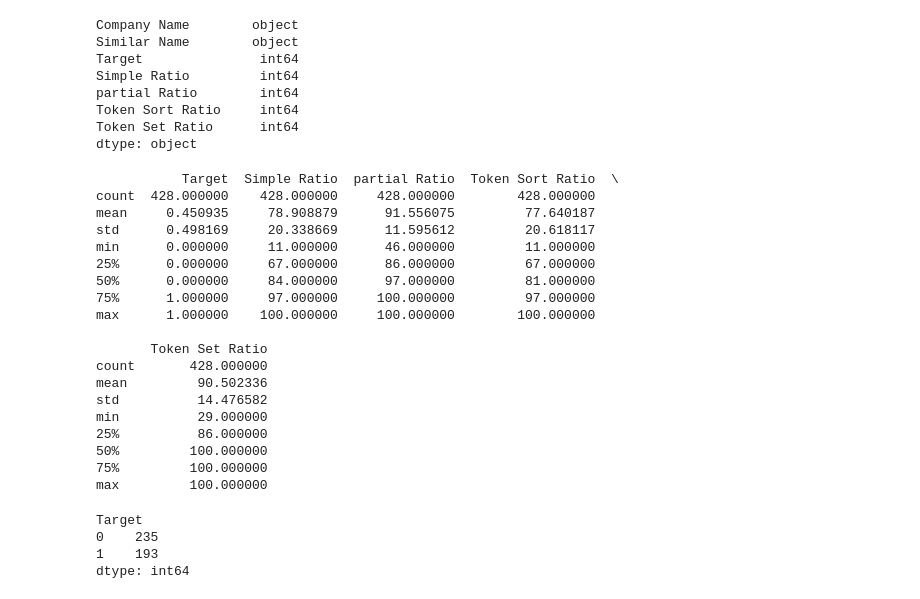
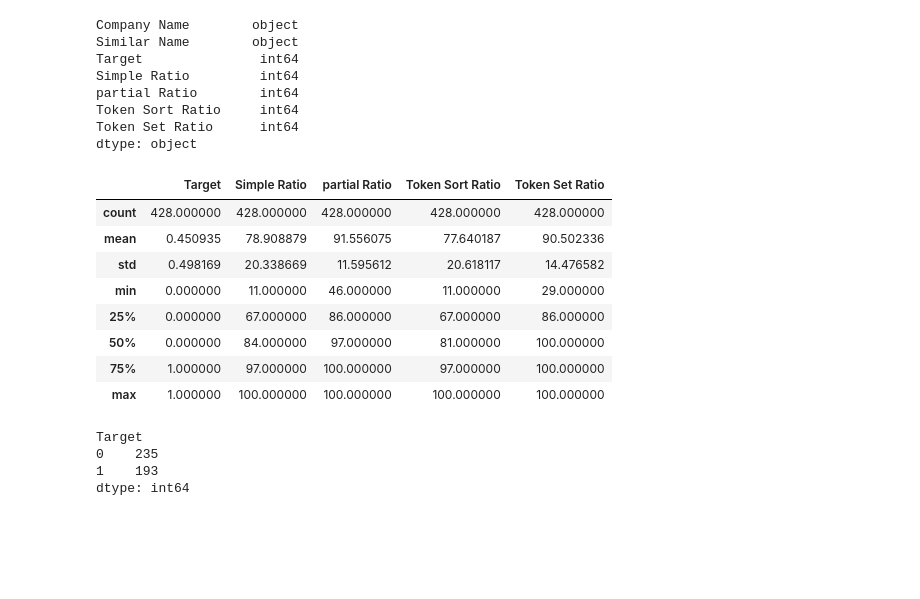
Before and after one commit to KaveriRaut/BE-Project-Veritas-Group-36, a Jupyter notebook: code/svm_model_training.ipynb, the cells around one changed output. Drawn from its saved outputs; the diff is of its cells as text; code cells hidden in the pictures; blank space fills up the shorter version.

```diff
--- a/code/svm_model_training.ipynb
+++ b/code/svm_model_training.ipynb
@@ -38,28 +38,18 @@ partial Ratio        int64
 Token Sort Ratio     int64
 Token Set Ratio      int64
 dtype: object
-# %%
-print(df.describe())
-# %% [output]
-           Target  Simple Ratio  partial Ratio  Token Sort Ratio  \
-count  428.000000    428.000000     428.000000        428.000000
-mean     0.450935     78.908879      91.556075         77.640187
-std      0.498169     20.338669      11.595612         20.618117
-min      0.000000     11.000000      46.000000         11.000000
-25%      0.000000     67.000000      86.000000         67.000000
-50%      0.000000     84.000000      97.000000         81.000000
-75%      1.000000     97.000000     100.000000         97.000000
-max      1.000000    100.000000     100.000000        100.000000
-
-       Token Set Ratio
-count       428.000000
-mean         90.502336
-std          14.476582
-min          29.000000
-25%          86.000000
-50%         100.000000
-75%         100.000000
-max         100.000000
+# %%
+df.describe()
+# %% [output]
+|  | Target | Simple Ratio | partial Ratio | Token Sort Ratio | Token Set Ratio |
+| count | 428.000000 | 428.000000 | 428.000000 | 428.000000 | 428.000000 |
+| mean | 0.450935 | 78.908879 | 91.556075 | 77.640187 | 90.502336 |
+| std | 0.498169 | 20.338669 | 11.595612 | 20.618117 | 14.476582 |
+| min | 0.000000 | 11.000000 | 46.000000 | 11.000000 | 29.000000 |
+| 25% | 0.000000 | 67.000000 | 86.000000 | 67.000000 | 86.000000 |
+| 50% | 0.000000 | 84.000000 | 97.000000 | 81.000000 | 100.000000 |
+| 75% | 1.000000 | 97.000000 | 100.000000 | 97.000000 | 100.000000 |
+| max | 1.000000 | 100.000000 | 100.000000 | 100.000000 | 100.000000 |
 # %%
 # class distribution : same:1 , different:0
 print(df.groupby('Target').size())
```
Also changed, not shown: parts of 9 cells of this notebook, 7 other files.
